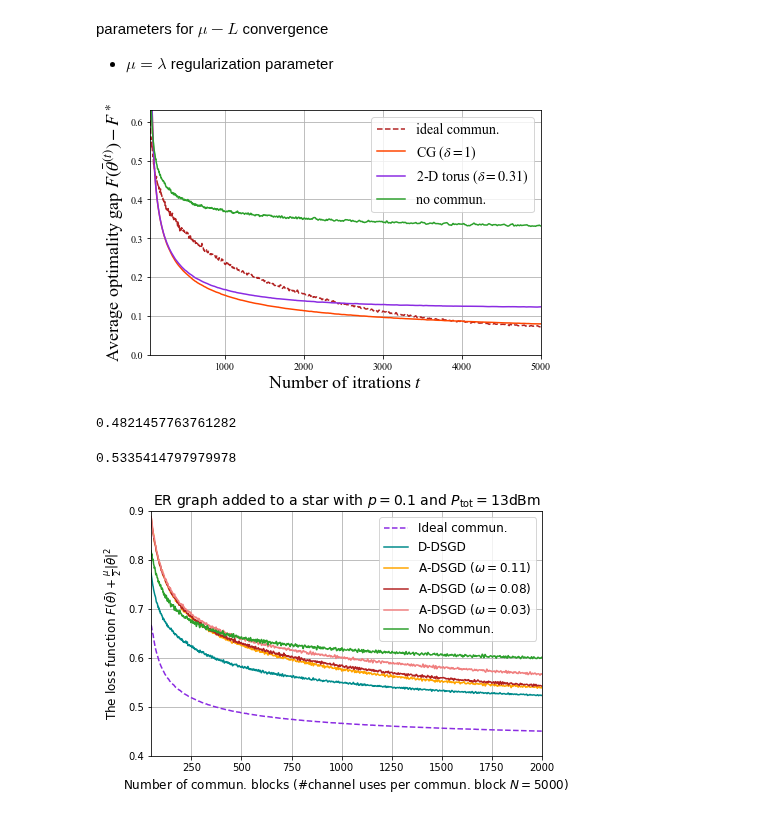
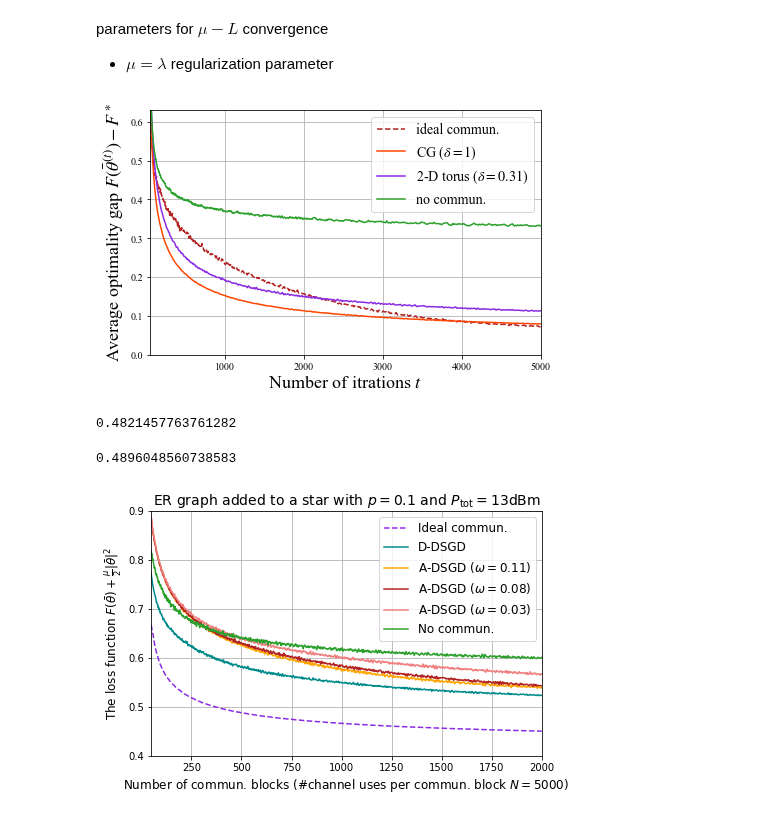
Before and after one commit to Fuzzy-Face/JSAC_FL, a Jupyter notebook: temp.ipynb, the cells around one changed output. Drawn from its saved outputs; the diff is of its cells as text; code cells hidden in the pictures.

```diff
--- a/temp.ipynb
+++ b/temp.ipynb
@@ -29,13 +29,13 @@ losseses = np.array(losseses) - opt
 K = losseses.shape[2]
 df1 = pd.DataFrame(losseses[0], columns = ['Device_{}'.format(i + 1) for i in range(K)] )
 
-losseses = pickle.load( open('../repo_jv/data/grid_search4analog/losseses_SCHEME_4_P_2.0000mW_N_7943_a_1000.00_zeta0_0.1000_a_prime_200.00_2-D_torus.pkl', 'rb') )
+losseses = pickle.load( open('../repo_jv/data/simulations/losseses_SCHEME_4_P_2.0000mW_N_7943_a_1000.00_zeta0_0.1000_a_prime_200.00_2-D_torus.pkl', 'rb') )
 losseses = np.array(losseses) - opt
 df2 = pd.DataFrame(losseses[0], columns = ['Device_{}'.format(i + 1) for i in range(K)] )
 
-losseses = pickle.load( open('../repo_jv/data/grid_search4analog/losseses_SCHEME_4_P_0.0000mW_N_7943_a_1000.00_zeta0_0.1000_a_prime_200.00_2-D_torus.pkl', 'rb') )
-losseses = np.array(losseses) - opt
-df3 = pd.DataFrame(losseses[0], columns = ['Device_{}'.format(i + 1) for i in range(K)] )
+losseses = pickle.load( open('../repo_jv/data/simulations/losseses_SCHEME_4_P_0.000002mW_N_7943_a_1000.00_zeta0_0.1000_a_prime_6.00_torus_equal_n-9.pkl', 'rb') )
+losseses = np.array(losseses[9]) - opt
+df3 = pd.DataFrame(losseses, columns = ['Device_{}'.format(i + 1) for i in range(K)] )
 
 # losseses = pickle.load( open('../repo_jv/data/simulations/losseses_SCHEME_3_P_0.000200mW_N_20000_a_200.00_zeta0_0.0005_a_prime_200.00_star_equal.pkl', 'rb') )
 # losseses = np.array(losseses) - opt
@@ -59,35 +59,35 @@ df8 = pd.DataFrame(losseses[0], columns = ['Device_{}'.format(i + 1) for i in ra
 # %%
 plt.rc('font', family='Times New Roman')
 mpl.rcParams["mathtext.fontset"] = 'stix'
 fig, ax = plt.subplots(figsize = (7.0,4.5))
 df1.rolling(window = 20).mean().mean(axis = 1).plot(style = '--', color = 'firebrick', label = r'ideal commun.')
-df2.rolling(window = 49).mean().mean(axis = 1).plot(color = 'orangered', label = r'CG ($\delta=1$)')
-df3.rolling(window = 49).mean().mean(axis = 1).plot(color = 'blueviolet', label = r'2-D torus ($\delta=0.31$)')
+df2.rolling(window = 20).mean().mean(axis = 1).plot(color = 'orangered', label = r'CG ($\delta=1$)')
+df3.rolling(window = 20).mean().mean(axis = 1).plot(color = 'blueviolet', label = r'2-D torus ($\delta=0.31$)')
 # df4.rolling(window = 49).mean().mean(axis = 1).plot(color = 'saddlebrown', label = r'star ($\delta=0.10$)')
 # df5.rolling(window = 49).mean().mean(axis = 1).plot(color = 'teal', label = r'chain graph ($\delta=0.01$)')
 # df6.rolling(window = 20).mean().mean(axis = 1).plot(color = 'tab:blue', label = r'ER graph ($p=0.2$)')
 # df7.rolling(window = 10).mean().mean(axis = 1).plot(style = '--', color = 'blueviolet', label = 'Ideal commun.')
 df8.rolling(window = 49).mean().mean(axis = 1).plot(color = 'tab:green', label = 'no commun.')
 
 plt.xlabel(r'Number of itrations $t$', fontsize = 18)
 plt.ylabel(r'Average optimality gap $F(\bar{\theta}^{(t)})-F^\ast$', fontsize = 18)
 # plt.title(r'ER graph with $p = 0.2$ and $\barP = -57$dBm', fontsize = 14)
 plt.xlim((50, 5000))
 plt.ylim((0, 0.63))
 plt.grid()
 plt.legend(loc = 'upper right', fontsize = 14)
 # plt.savefig('C:/Users/Helen/documents/visiting_research@KCL/D2D_DSGD/repo_jv/fig/comp_loss_vs_commun_small_N.pdf',format='pdf', dpi=600)
 plt.show()
 # %% [output]
-[figure, old version]
+[figure, new version]
 # %%
 df1.rolling(window = 20).mean().mean(axis = 1).min() + opt
 # %% [output]
 0.4821457763761282
 # %%
-df3.rolling(window = 49).mean().mean(axis = 1)[4999]+ opt
+df2.rolling(window = 49).mean().mean(axis = 1).min()+ opt
 # %% [output]
-0.5335414797979978
+0.4896048560738583
 # %%
 # For an ER graph of connectivity probability of p = 0.10 generated based on a STAR
 # standard DSGD
```
Also changed, not shown: 1 other file.
